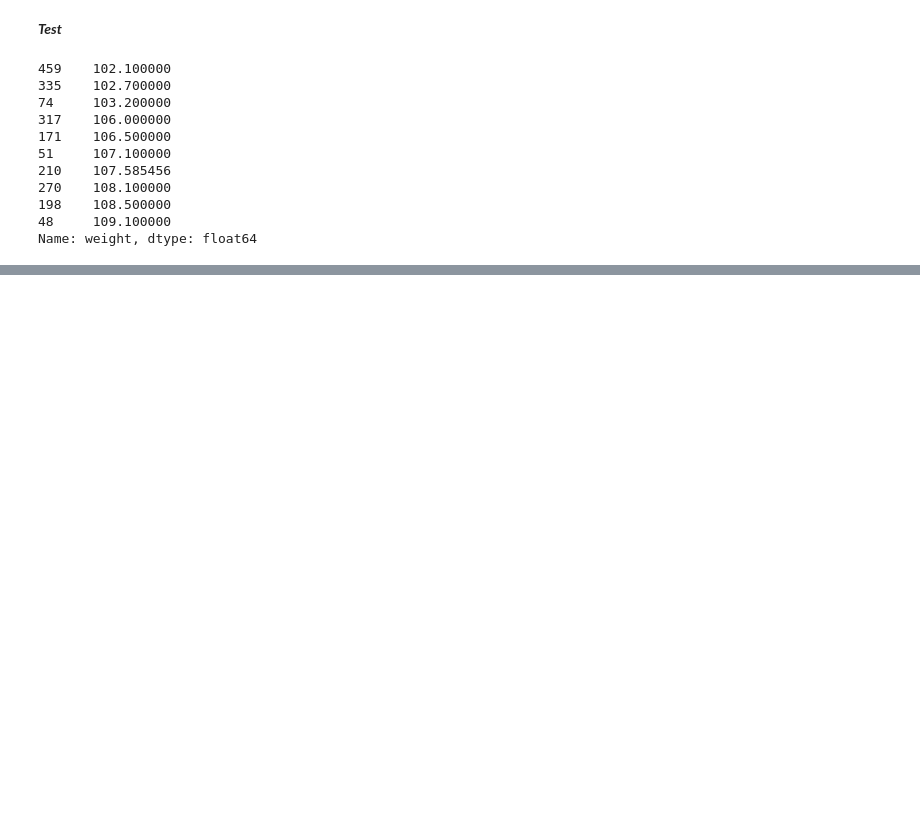
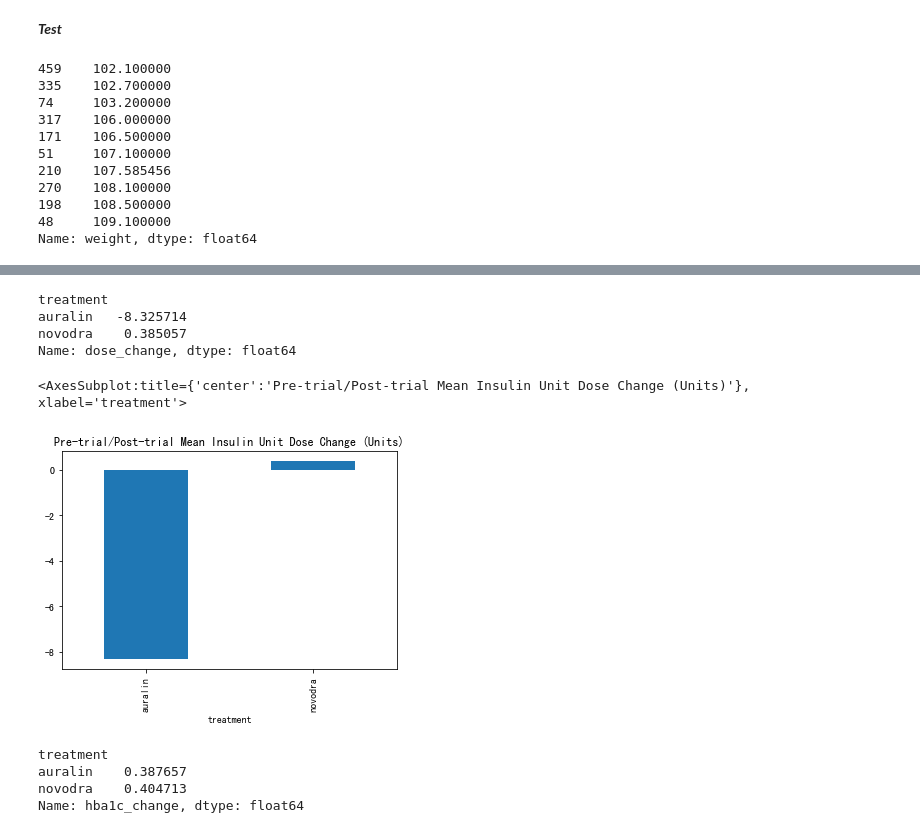
Before and after one commit to Alex-YuZ/diabetes_data-wrangling, a Jupyter notebook: auralin_data_wrangling.ipynb, the cells around one changed output, grey strips where cells are left out. Cells and saved outputs as stored; diff of their text form; code cells hidden in the pictures; blank space fills up the shorter version.

```diff
--- a/auralin_data_wrangling.ipynb
+++ b/auralin_data_wrangling.ipynb
@@ -1048,0 +1093,2 @@ Name: weight, dtype: float64
+# %%
+treatments_clean['dose_change'] = treatments_clean.dose_start - treatments_clean.dose_end
@@ -1048,0 +1113,19 @@ Name: weight, dtype: float64
+# %%
+treatments_clean.groupby('treatment').dose_change.mean()
+# %% [output]
+treatment
+auralin   -8.325714
+novodra    0.385057
+Name: dose_change, dtype: float64
+# %%
+treatments_clean.groupby('treatment').dose_change.mean().plot(kind='bar', title='Pre-trial/Post-trial Mean Insulin Unit Dose Change (Units)')
+# %% [output]
+<AxesSubplot:title={'center':'Pre-trial/Post-trial Mean Insulin Unit Dose Change (Units)'}, xlabel='treatment'>
+[figure, added]
+# %%
+treatments_clean.groupby('treatment').hba1c_change.mean()
+# %% [output]
+treatment
+auralin    0.387657
+novodra    0.404713
+Name: hba1c_change, dtype: float64
```
Also changed, not shown: parts of 6 cells of this notebook.
